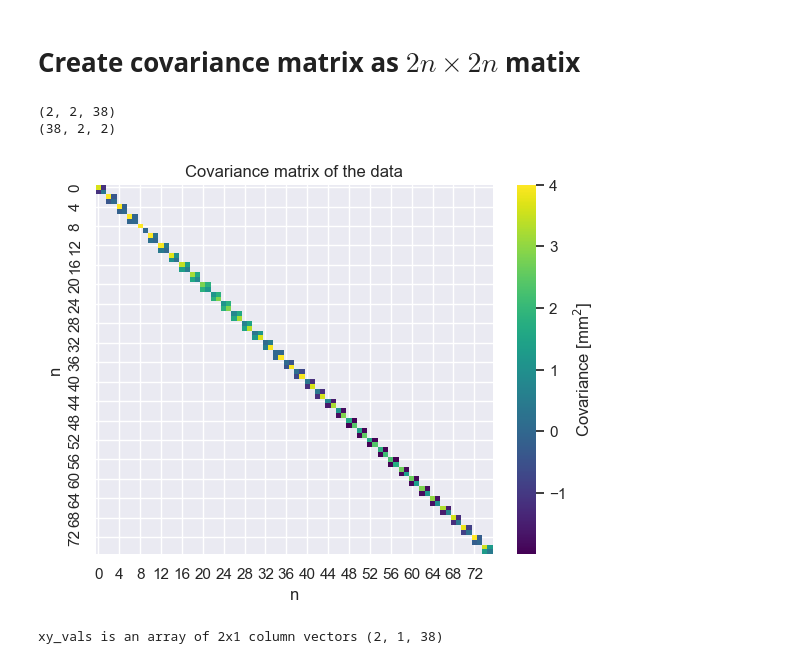
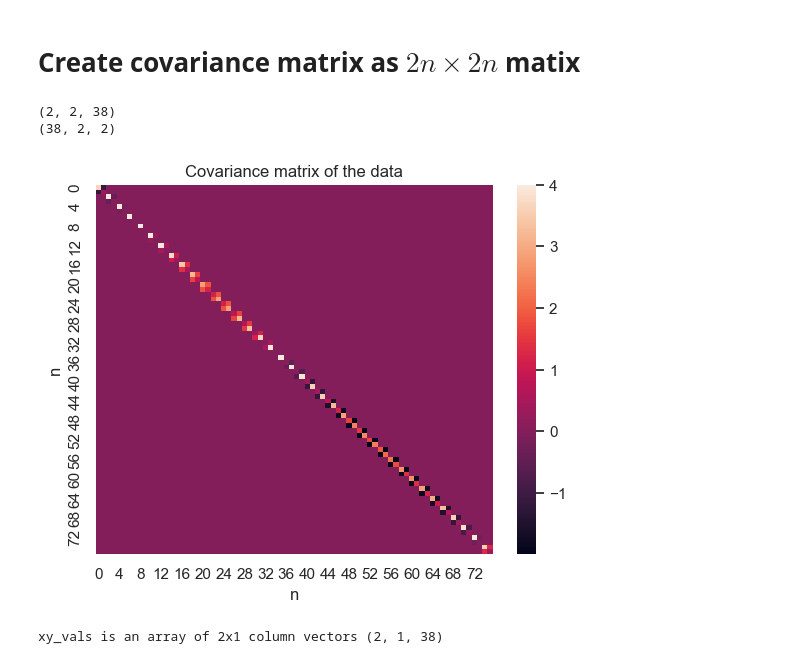
Before and after one commit to SecretGmG/nmp_exercises, a Jupyter notebook: ex_02/serie2_Sigrist.ipynb, the cells around one changed output. Saved outputs shown, nothing was run; the diff lists cells and outputs as text; code cells hidden in the pictures.

```diff
--- a/ex_02/serie2_Sigrist.ipynb
+++ b/ex_02/serie2_Sigrist.ipynb
@@ -110,25 +110,26 @@ xy_vals is an array of 2x1 column vectors (2, 1, 38)
 # %%
 from scipy.linalg import block_diag
 
 covariances  : np.ndarray = covariance_lambda(r_cov, phi_cov, campPP_df['r [mm]'], np.deg2rad(campPP_df['angle [°]']))
 
 
 print(covariances.shape)
 
 # block_diag expects a list of 2x2 matrices, so we need to swap the axes
 covariances = covariances.swapaxes(2,0)
 print(covariances.shape)
 
 covariance_matrix = block_diag(*covariances)
+
 plt.title('Covariance matrix of the data')
-sns.heatmap(covariance_matrix, mask=covariance_matrix == 0, cbar_kws={'label': 'Covariance [mm$^2$]'}, cmap='viridis')
+sns.heatmap(covariance_matrix)
 plt.xlabel('n')
 plt.ylabel('n')
 plt.show()
 # %% [output]
 (2, 2, 38)
 (38, 2, 2)
-[figure, old version]
+[figure, new version]
 # %%
 f_lambda = sympy.lambdify([phi_sym, r_sym],f_expr)
 xy_vals = f_lambda(np.deg2rad(campPP_df['angle [°]']), campPP_df['r [mm]'])
```
Also changed, not shown: 7 other files.
